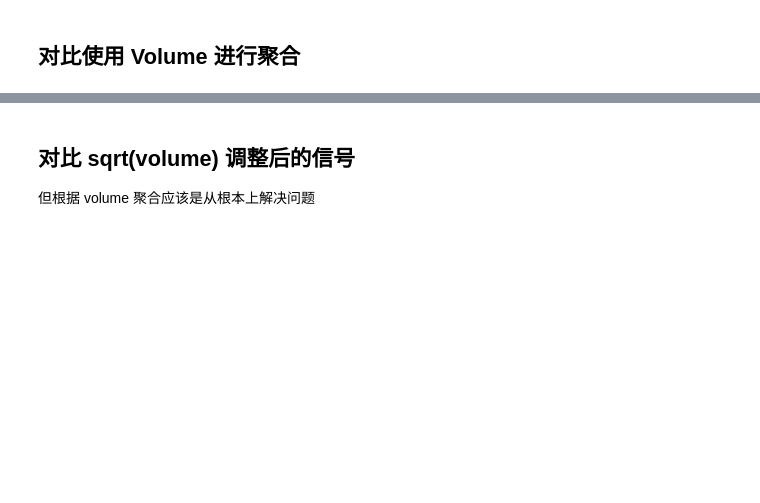
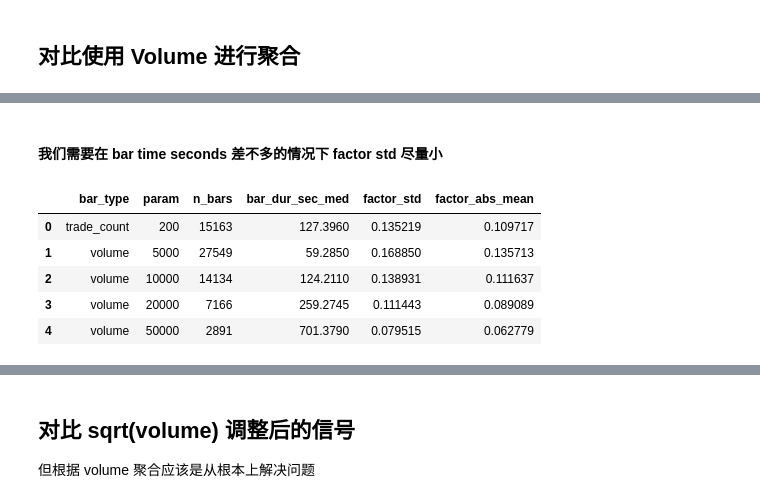
Before and after one commit to vincent-wat04/crypto_cta, a Jupyter notebook: notebooks/clean_signal_analysis.ipynb, the cells around one changed output, grey strips where cells are left out. Drawn from its saved outputs; the diff is of its cells as text; code cells hidden in the pictures; blank space fills up the shorter version.

```diff
--- a/notebooks/clean_signal_analysis.ipynb
+++ b/notebooks/clean_signal_analysis.ipynb
@@ -630,0 +996,25 @@ vwap_dist_sum_v41_strategy_enhanced(bars, 8, 10, 10, 10)
+# %%
+RESEARCH_PARAMS = StrategyResearchParams(
+    trades_per_bar=trades_per_bar,
+    fw1=8, ema_w1=10, fw2=10, ema_w2=10,
+    thr_window=100, thr_method="mad", k_delta1=1.5, k_delta2=1.0,
+    vol_adjusted_thr=True, local_vol_window=10,
+    fill_rate=0.7,
+)
+# %%
+bars_research, metrics, trades_df = vwap_dist_sum_v41_strategy_research(
+    bars,
+    RESEARCH_PARAMS.fw1,
+    RESEARCH_PARAMS.ema_w1,
+    RESEARCH_PARAMS.fw2,
+    RESEARCH_PARAMS.ema_w2,
+    fill_rate=RESEARCH_PARAMS.fill_rate,
+    save_metrics=False,
+    plot_enhanced=False,
+    thr_window=RESEARCH_PARAMS.thr_window,
+    thr_method=RESEARCH_PARAMS.thr_method,
+    k_delta1=RESEARCH_PARAMS.k_delta1,
+    k_delta2=RESEARCH_PARAMS.k_delta2,
+    vol_adjusted_thr=RESEARCH_PARAMS.vol_adjusted_thr,
+    local_vol_window=RESEARCH_PARAMS.local_vol_window,
+)
@@ -637,0 +1151,19 @@ vwap_dist_sum_v41_strategy_enhanced(bars, 8, 10, 10, 10)
+# %% [markdown]
+#### 我们需要在 bar time seconds 差不多的情况下 factor std 尽量小
+# %%
+# Step 2 — 对比表（可改 factor_window / volume_per_bar_candidates）
+bar_cmp_fw10 = compare_bar_types_factor_stability(
+    trades_df,
+    trades_per_bar=trades_per_bar,
+    factor_name="vwap_dist_sum_imbalance",
+    factor_window=10,
+    volume_per_bar_candidates=[5000, 10000, 20000, 50000]
+)
+display(bar_cmp_fw10)
+# %% [output]
+|  | bar_type | param | n_bars | bar_dur_sec_med | factor_std | factor_abs_mean |
+| 0 | trade_count | 200 | 15163 | 127.3960 | 0.135219 | 0.109717 |
+| 1 | volume | 5000 | 27549 | 59.2850 | 0.168850 | 0.135713 |
+| 2 | volume | 10000 | 14134 | 124.2110 | 0.138931 | 0.111637 |
+| 3 | volume | 20000 | 7166 | 259.2745 | 0.111443 | 0.089089 |
+| 4 | volume | 50000 | 2891 | 701.3790 | 0.079515 | 0.062779 |
```
Also changed, not shown: parts of 56 cells of this notebook.
